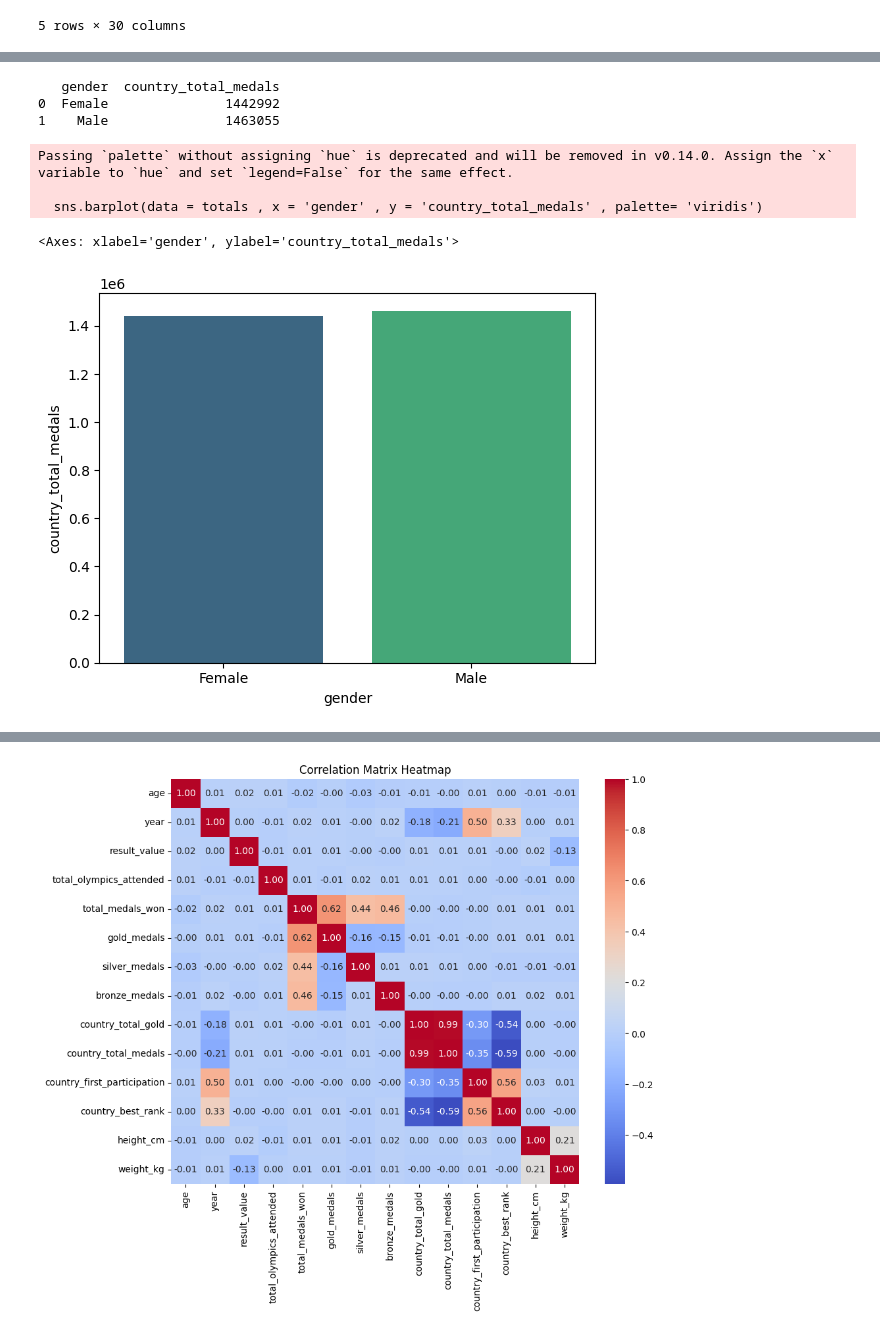
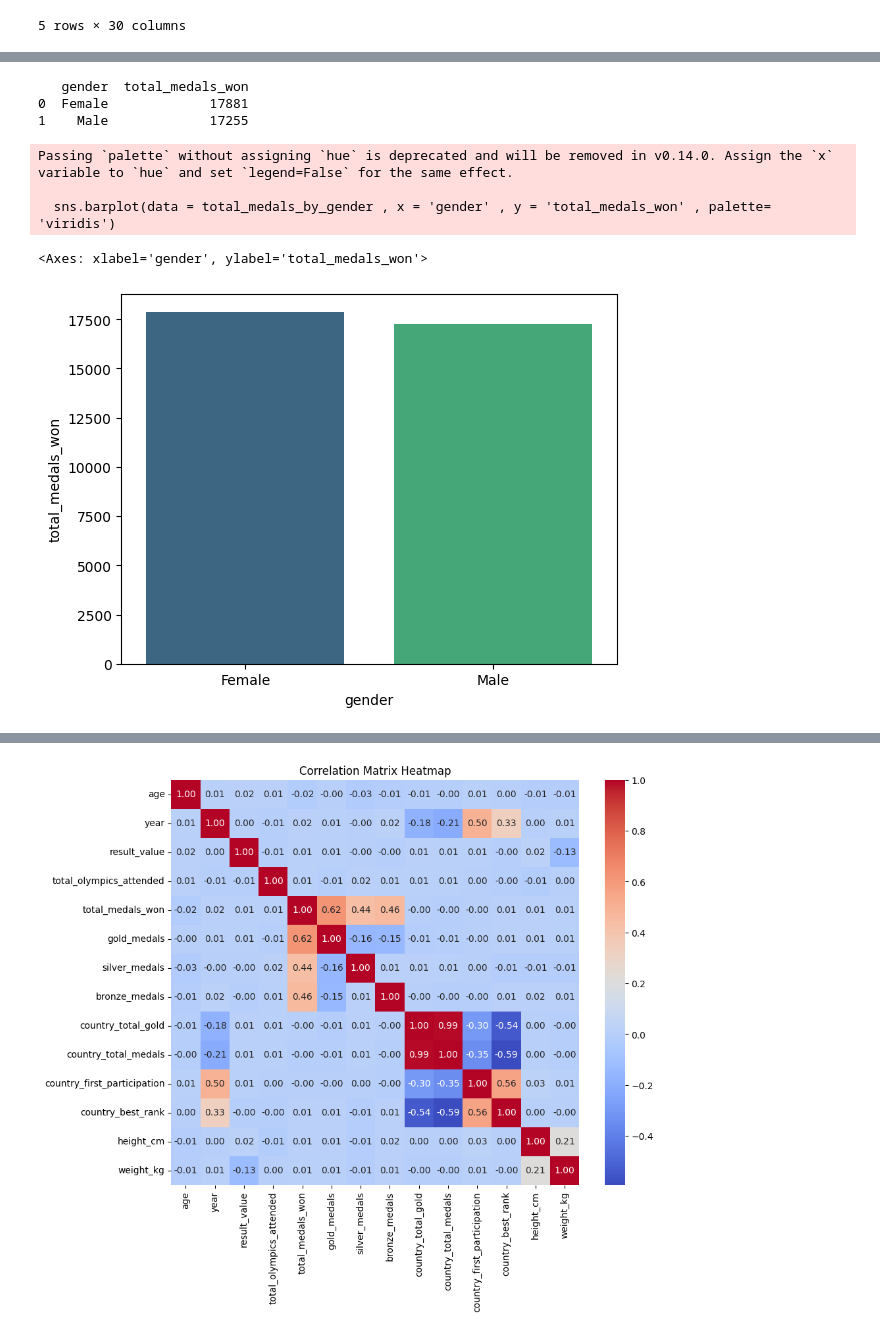
Before and after one commit to Yae-sine/AI_PLayground, a Jupyter notebook: ML/Olympics Athletes DataSet/notebooks/notebook.ipynb, the cells around one changed output, grey strips where cells are left out. Saved outputs shown, nothing was run; the diff lists cells and outputs as text; code cells hidden in the pictures.

```diff
--- a/ML/Olympics Athletes DataSet/notebooks/notebook.ipynb
+++ b/ML/Olympics Athletes DataSet/notebooks/notebook.ipynb
@@ -99,18 +131,18 @@ memory usage: 1.9 MB
 # %%
 df.drop_duplicates(inplace= True)
 
-total_medals_by_gender= df.groupby('gender')['country_total_medals'].sum().reset_index()
+total_medals_by_gender= df.groupby('gender')['total_medals_won'].sum().reset_index()
 print(total_medals_by_gender)
 # %% [output]
-   gender  country_total_medals
-0  Female               1442992
-1    Male               1463055
+   gender  total_medals_won
+0  Female             17881
+1    Male             17255
 # %%
-sns.barplot(data = total_medals_by_gender , x = 'gender' , y = 'country_total_medals' , palette= 'viridis')
+sns.barplot(data = total_medals_by_gender , x = 'gender' , y = 'total_medals_won' , palette= 'viridis')
 # %% [output]
 Passing `palette` without assigning `hue` is deprecated and will be removed in v0.14.0. Assign the `x` variable to `hue` and set `legend=False` for the same effect.
 
-  sns.barplot(data = totals , x = 'gender' , y = 'country_total_medals' , palette= 'viridis')
+  sns.barplot(data = total_medals_by_gender , x = 'gender' , y = 'total_medals_won' , palette= 'viridis')
-<Axes: xlabel='gender', ylabel='country_total_medals'>
+<Axes: xlabel='gender', ylabel='total_medals_won'>
-[figure, old version]
+[figure, new version]
 # %%
```
Also changed, not shown: parts of 9 cells of this notebook.
